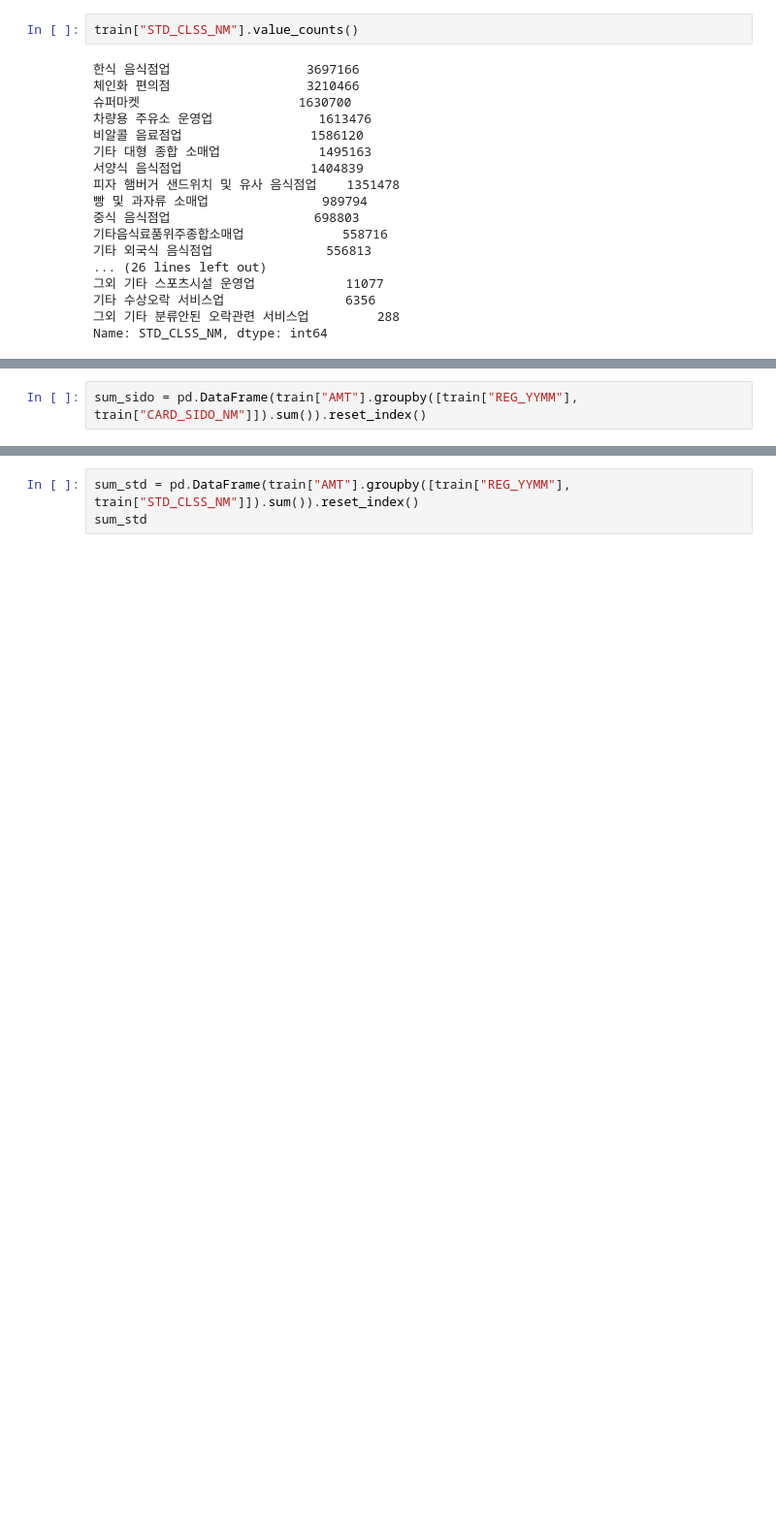
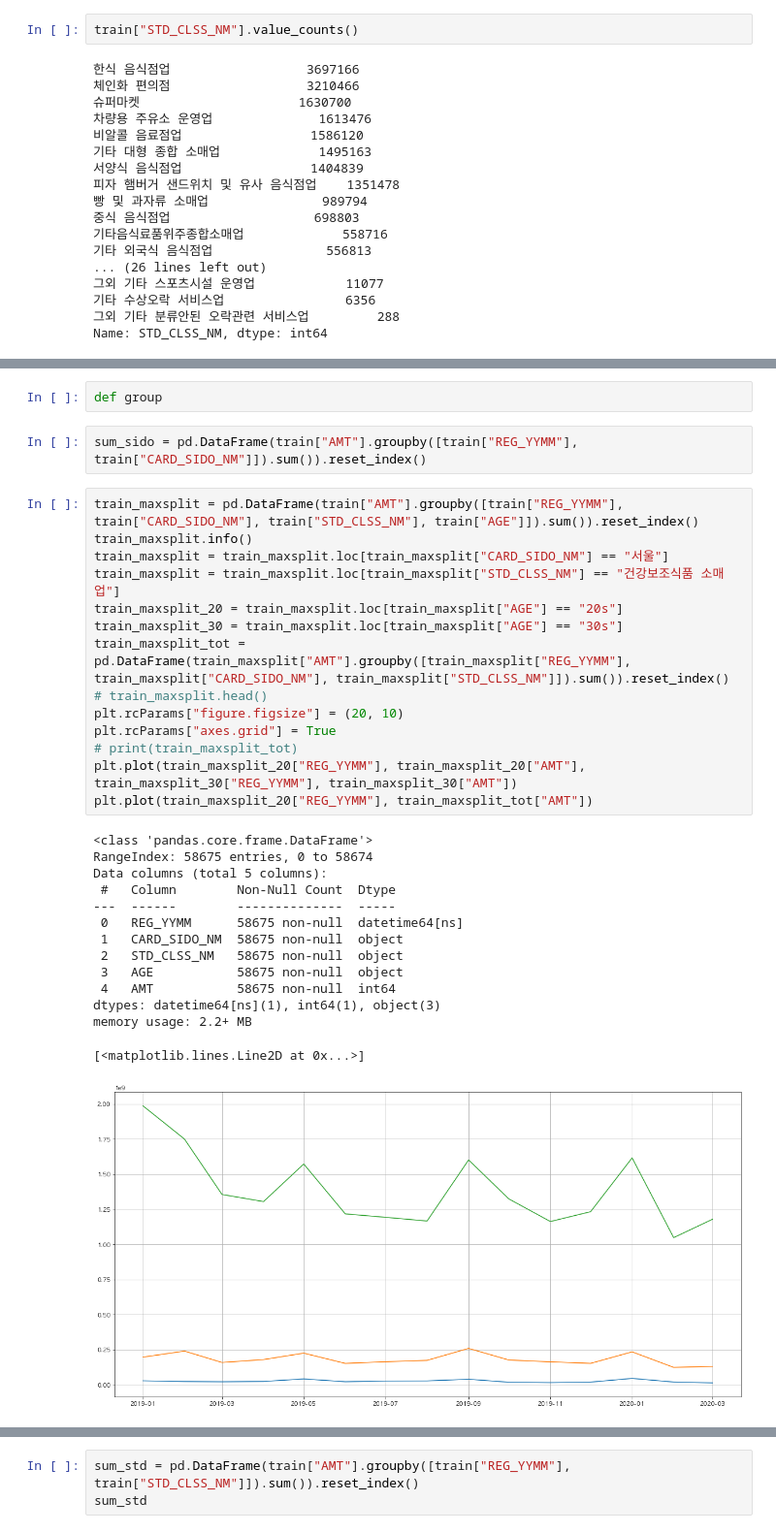
Before and after one commit to 1-sang/data, a Jupyter notebook: dacon-jeju/jeju_eda.ipynb, the cells around one changed output, grey strips where cells are left out. Shown at 97% size. Cells and saved outputs as stored; diff of their text form; blank space fills up the shorter version.

Commit message:
eda groupby test

```diff
--- a/dacon-jeju/jeju_eda.ipynb
+++ b/dacon-jeju/jeju_eda.ipynb
@@ -76,5 +87,36 @@ Name: STD_CLSS_NM, dtype: int64
+# %%
+def group
 # %%
 sum_sido = pd.DataFrame(train["AMT"].groupby([train["REG_YYMM"], train["CARD_SIDO_NM"]]).sum()).reset_index()
+# %%
+train_maxsplit = pd.DataFrame(train["AMT"].groupby([train["REG_YYMM"], train["CARD_SIDO_NM"], train["STD_CLSS_NM"], train["AGE"]]).sum()).reset_index()
+train_maxsplit.info()
+train_maxsplit = train_maxsplit.loc[train_maxsplit["CARD_SIDO_NM"] == "서울"]
+train_maxsplit = train_maxsplit.loc[train_maxsplit["STD_CLSS_NM"] == "건강보조식품 소매업"]
+train_maxsplit_20 = train_maxsplit.loc[train_maxsplit["AGE"] == "20s"]
+train_maxsplit_30 = train_maxsplit.loc[train_maxsplit["AGE"] == "30s"]
+train_maxsplit_tot = pd.DataFrame(train_maxsplit["AMT"].groupby([train_maxsplit["REG_YYMM"], train_maxsplit["CARD_SIDO_NM"], train_maxsplit["STD_CLSS_NM"]]).sum()).reset_index()
+# train_maxsplit.head()
+plt.rcParams["figure.figsize"] = (20, 10)
+plt.rcParams["axes.grid"] = True
+# print(train_maxsplit_tot)
+plt.plot(train_maxsplit_20["REG_YYMM"], train_maxsplit_20["AMT"], train_maxsplit_30["REG_YYMM"], train_maxsplit_30["AMT"])
+plt.plot(train_maxsplit_20["REG_YYMM"], train_maxsplit_tot["AMT"])
+# %% [output]
+<class 'pandas.core.frame.DataFrame'>
+RangeIndex: 58675 entries, 0 to 58674
+Data columns (total 5 columns):
+ #   Column        Non-Null Count  Dtype
+---  ------        --------------  -----
+ 0   REG_YYMM      58675 non-null  datetime64[ns]
+ 1   CARD_SIDO_NM  58675 non-null  object
+ 2   STD_CLSS_NM   58675 non-null  object
+ 3   AGE           58675 non-null  object
+ 4   AMT           58675 non-null  int64
+dtypes: datetime64[ns](1), int64(1), object(3)
+memory usage: 2.2+ MB
+[<matplotlib.lines.Line2D at 0x...>]
+[figure, added]
 # %%
 # Create figure and plot space
 fig, ax = plt.subplots(figsize=(20, 10))
```
Also changed, not shown: parts of 2 cells of this notebook.
